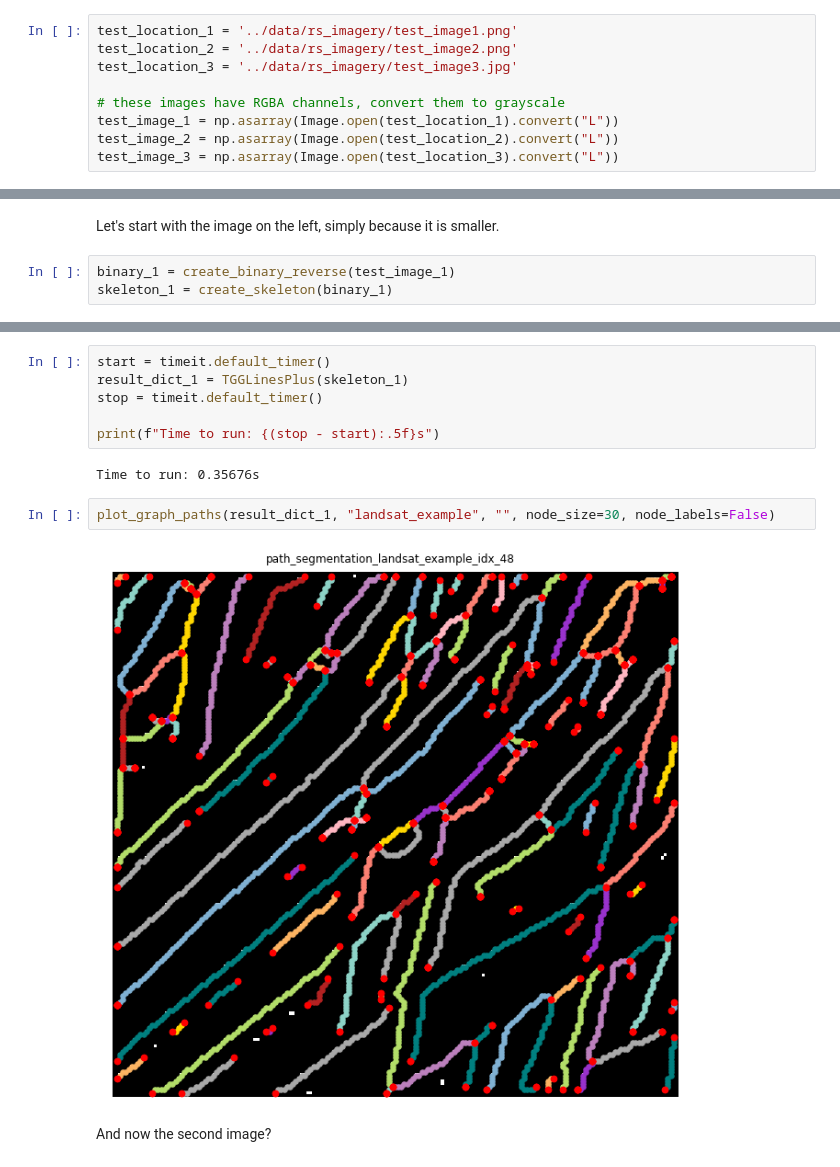
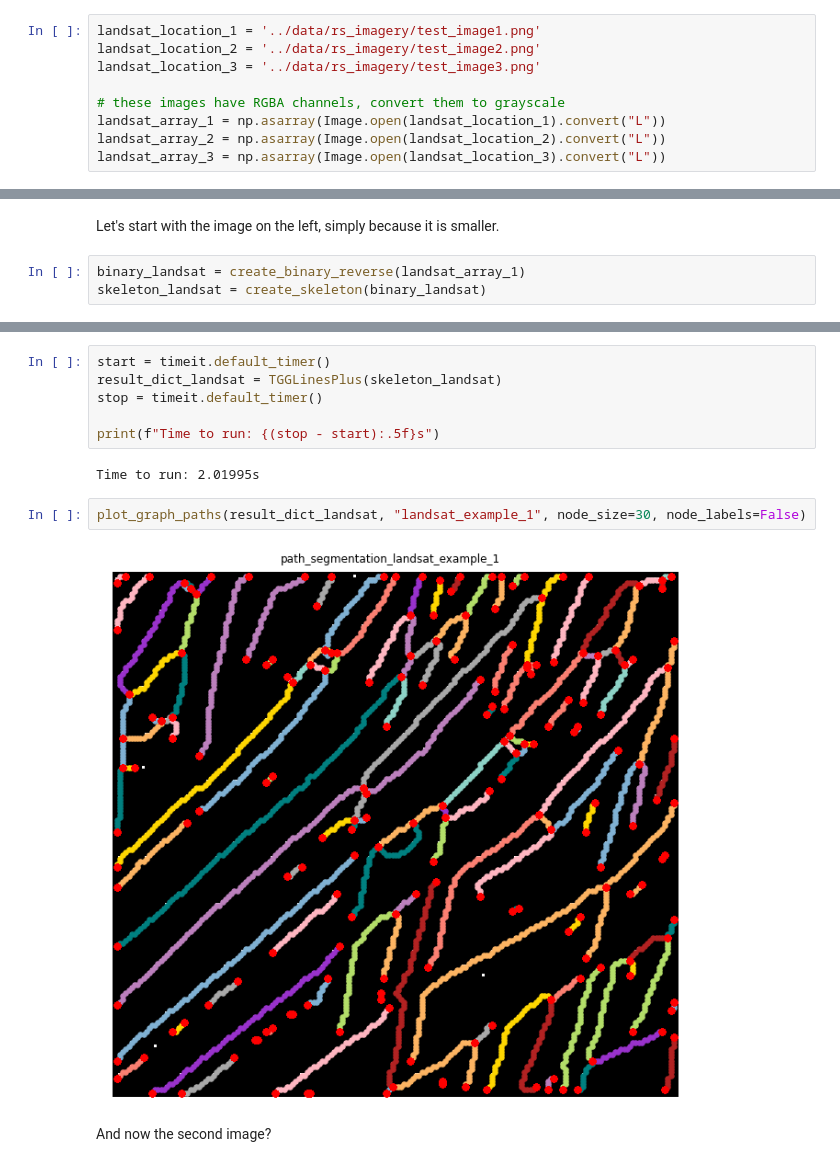
Before and after one commit to GeoAIR-lab/TGGLinesPlus, a Jupyter notebook: notebooks/3_TGGLinesPlus_domain_examples.ipynb, the cells around one changed output, grey strips where cells are left out. Drawn from its saved outputs; the diff is of its cells as text.

```diff
--- a/notebooks/3_TGGLinesPlus_domain_examples.ipynb
+++ b/notebooks/3_TGGLinesPlus_domain_examples.ipynb
@@ -462,12 +675,12 @@ plot_graph_paths(result_dict_retina, "", "", node_size=30, node_labels=False)
 ## Satellite imagery
 ### Ice sheet imagery Landsat
 # %%
-test_location_1 = '../data/rs_imagery/test_image1.png'
-test_location_2 = '../data/rs_imagery/test_image2.png'
-test_location_3 = '../data/rs_imagery/test_image3.jpg'
+landsat_location_1 = '../data/rs_imagery/test_image1.png'
+landsat_location_2 = '../data/rs_imagery/test_image2.png'
+landsat_location_3 = '../data/rs_imagery/test_image3.png'
 
 # these images have RGBA channels, convert them to grayscale
-test_image_1 = np.asarray(Image.open(test_location_1).convert("L"))
-test_image_2 = np.asarray(Image.open(test_location_2).convert("L"))
-test_image_3 = np.asarray(Image.open(test_location_3).convert("L"))
+landsat_array_1 = np.asarray(Image.open(landsat_location_1).convert("L"))
+landsat_array_2 = np.asarray(Image.open(landsat_location_2).convert("L"))
+landsat_array_3 = np.asarray(Image.open(landsat_location_3).convert("L"))
 # %%
@@ -490,8 +703,8 @@ plt.show()
 # %% [markdown]
 Let's start with the image on the left, simply because it is smaller.
 # %%
-binary_1 = create_binary_reverse(test_image_1)
-skeleton_1 = create_skeleton(binary_1)
+binary_landsat = create_binary_reverse(landsat_array_1)
+skeleton_landsat = create_skeleton(binary_landsat)
 # %%
 fig, ax = plt.subplots(1, 3, figsize=(20, 15))
 
@@ -523,16 +736,16 @@ plt.show()
 [figure]
 # %%
 start = timeit.default_timer()
-result_dict_1 = TGGLinesPlus(skeleton_1)
+result_dict_landsat = TGGLinesPlus(skeleton_landsat)
 stop = timeit.default_timer()
 
 print(f"Time to run: {(stop - start):.5f}s")
 # %% [output]
-Time to run: 0.35676s
+Time to run: 2.01995s
 # %%
-plot_graph_paths(result_dict_1, "landsat_example", "", node_size=30, node_labels=False)
+plot_graph_paths(result_dict_landsat, "landsat_example_1", node_size=30, node_labels=False)
 # %% [output]
-[figure, old version]
+[figure, new version]
 # %% [markdown]
 And now the second image?
 # %%
```
Also changed, not shown: parts of 51 cells of this notebook, 3 other files.
